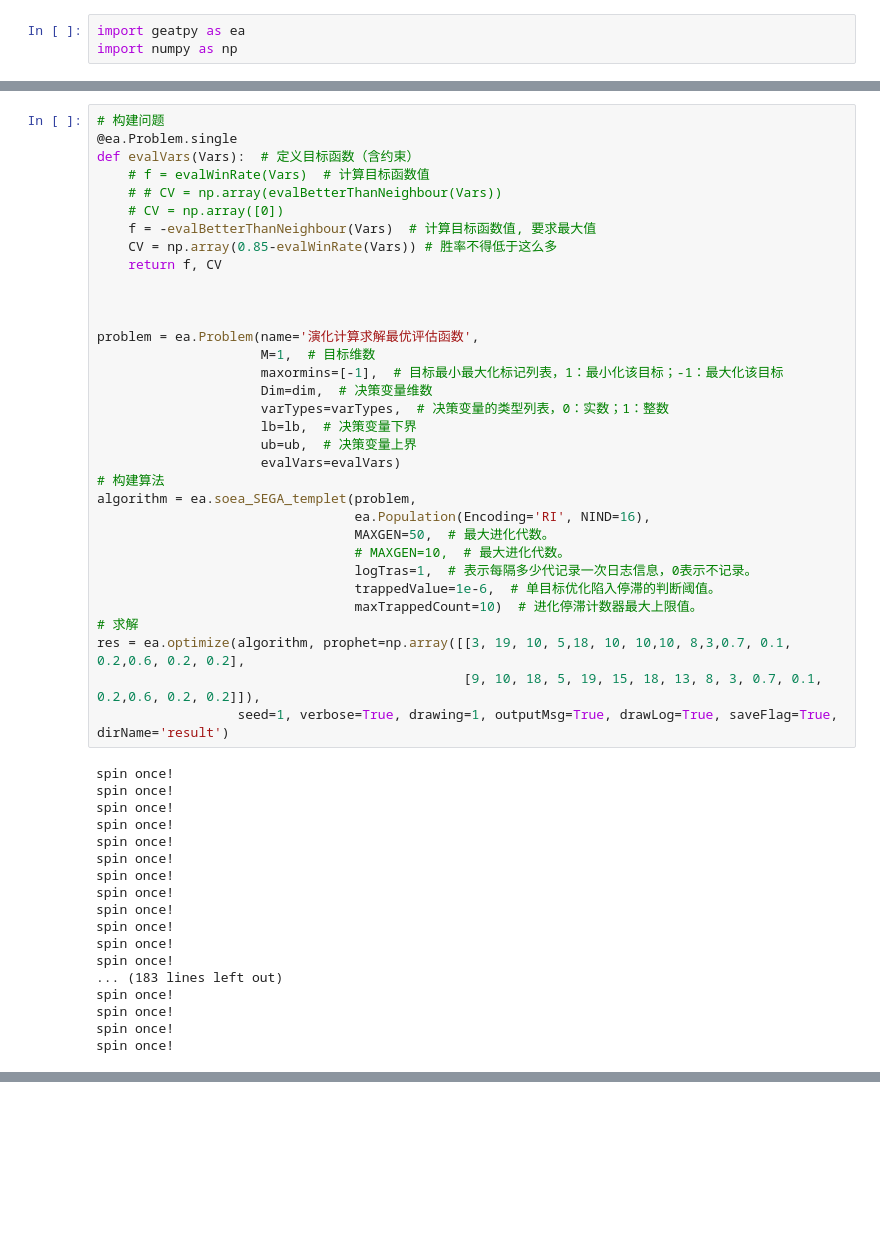
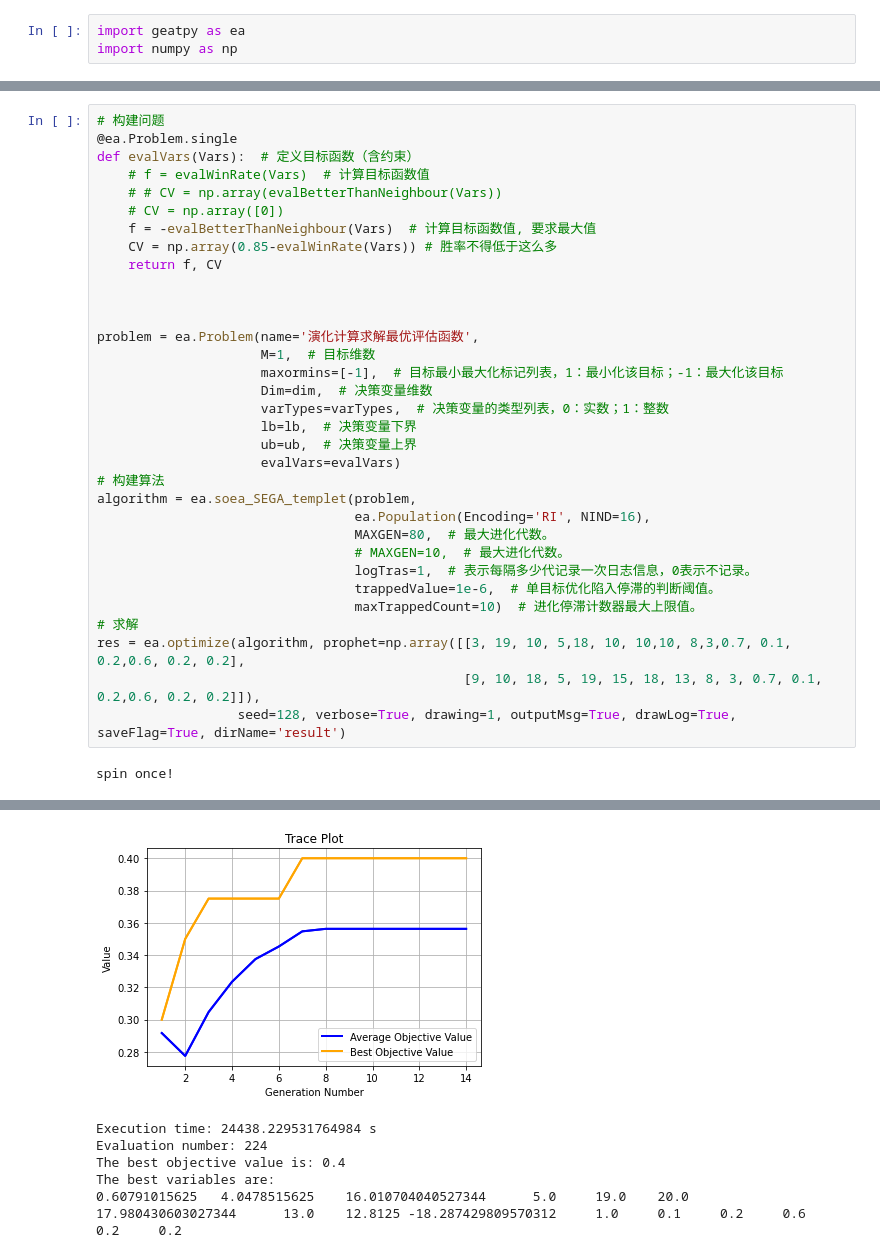
Before and after one commit to 2catycm/SUSTech-CS303_311-Artificial-Intelligence-Project, a Jupyter notebook: experiment/搜索算法/局部搜索/演化计算_组合特征.ipynb, the cells around one changed output, grey strips where cells are left out. Drawn from its saved outputs; the diff is of its cells as text; blank space fills up the shorter version.

```diff
--- a/experiment/搜索算法/局部搜索/演化计算_组合特征.ipynb
+++ b/experiment/搜索算法/局部搜索/演化计算_组合特征.ipynb
@@ -124,7 +128,7 @@ problem = ea.Problem(name='演化计算求解最优评估函数',
 # 构建算法
 algorithm = ea.soea_SEGA_templet(problem,
                                  ea.Population(Encoding='RI', NIND=16),
-                                 MAXGEN=50,  # 最大进化代数。
+                                 MAXGEN=80,  # 最大进化代数。
                                  # MAXGEN=10,  # 最大进化代数。
                                  logTras=1,  # 表示每隔多少代记录一次日志信息，0表示不记录。
                                  trappedValue=1e-6,  # 单目标优化陷入停滞的判断阈值。
@@ -132,22 +136,6 @@ algorithm = ea.soea_SEGA_templet(problem,
 # 求解
 res = ea.optimize(algorithm, prophet=np.array([[3, 19, 10, 5,18, 10, 10,10, 8,3,0.7, 0.1, 0.2,0.6, 0.2, 0.2],
                                                [9, 10, 18, 5, 19, 15, 18, 13, 8, 3, 0.7, 0.1, 0.2,0.6, 0.2, 0.2]]),
-                  seed=1, verbose=True, drawing=1, outputMsg=True, drawLog=True, saveFlag=True, dirName='result')
+                  seed=128, verbose=True, drawing=1, outputMsg=True, drawLog=True, saveFlag=True, dirName='result')
 # %% [output]
 spin once!
-spin once!
-spin once!
-spin once!
-spin once!
-spin once!
-spin once!
-spin once!
-spin once!
-spin once!
-spin once!
-spin once!
-... (183 lines left out)
-spin once!
-spin once!
-spin once!
-spin once!
@@ -153,0 +159,6 @@ spin once!
+[figure, added]
+Execution time: 24438.229531764984 s
+Evaluation number: 224
+The best objective value is: 0.4
+The best variables are:
+0.60791015625   4.0478515625    16.010704040527344      5.0     19.0    20.0    17.980430603027344      13.0    12.8125 -18.287429809570312     1.0     0.1     0.2     0.6     0.2     0.2
```
Also changed, not shown: parts of 3 cells of this notebook, 14 other files.
